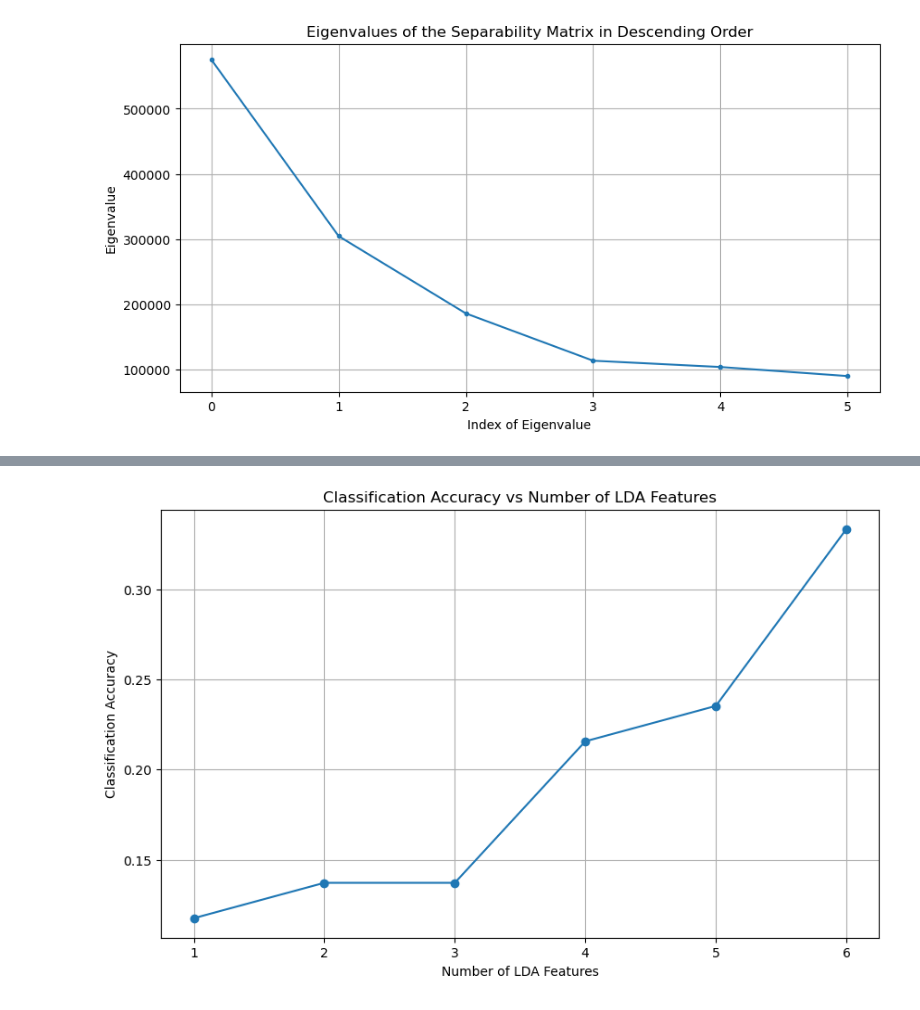
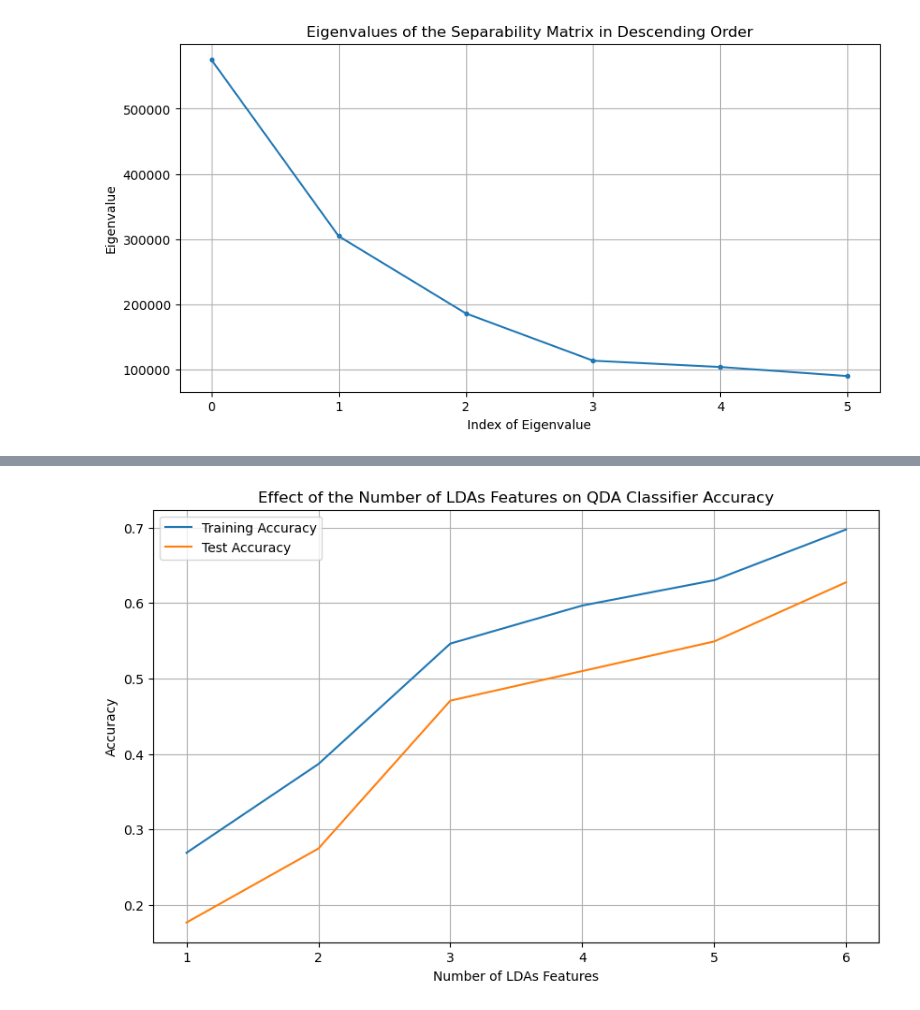
Before and after one commit to itsatefe/Pattern-Recognition, a Jupyter notebook: HW4/LDA.ipynb, the cells around one changed output, grey strips where cells are left out. Drawn from its saved outputs; the diff is of its cells as text; code cells hidden in the pictures.

```diff
--- a/HW4/LDA.ipynb
+++ b/HW4/LDA.ipynb
@@ -204,9 +212,9 @@ plt.show()
 # %%
 X_train, X_test, y_train, y_test = train_test_split(transformed_images, y, test_size=0.3, random_state=42)
 # %%
-qda_model = QuadraticDiscriminantAnalysis()
+qda_model = QuadraticDiscriminantAnalysis(0.4)
 qda_model.fit(X_train, y_train)
 y_pred = qda_model.predict_likelihood(X_test)
 accuracy_value = accuracy_score(y_test, y_pred)
-print(f"Accuracy: {accuracy_value:.2f}")
+print(f"QDA Accuracy: {accuracy_value:.2f}")
 # %% [output]
@@ -222,27 +234,35 @@ Accuracy: 0.41
 # %%
-max_num_features = min(len(np.unique(y)), X_standardized.shape[1])
-num_features = range(1, max_num_features )
-
+max_num_features = min(len(np.unique(y)) - 1, X_standardized.shape[1])
+num_features = range(1, max_num_features + 1)
+train_accuracies = []
+test_accuracies = []
 feature_numbers = []
-accuracies = []
 
 for num in num_features:
-    W = eigenvectors[:, :num]
-    X_lda = X_standardized.dot(W)
-    X_train, X_test, y_train, y_test = train_test_split(X_lda, labels, test_size=0.3, random_state=42)
-    qda = QuadraticDiscriminantAnalysis()
-    qda.fit(X_train, y_train)
-    y_pred = qda.predict_likelihood(X_test)
-    accuracy_value = accuracy_score(y_test,y_pred)
-    feature_numbers.append(num)
-    accuracies.append(accuracy_value)
+
+    X_train, X_test, y_train, y_test = train_test_split(transformed_images[:,:num], y, test_size=0.3, random_state=42)
+    classifier = QuadraticDiscriminantAnalysis(0.4)
+    classifier.fit(X_train, y_train)
+
+    # Training accuracy
+    y_train_pred = classifier.predict_likelihood(X_train)
+    train_accuracy = accuracy_score(y_train, y_train_pred)
+    train_accuracies.append(train_accuracy)
+
+    # Test accuracy
+    y_test_pred = classifier.predict_likelihood(X_test)
+    test_accuracy = accuracy_score(y_test, y_test_pred)
+    test_accuracies.append(test_accuracy)
+
+# Plotting
+plt.figure(figsize=(10, 6))
+plt.plot(num_features, train_accuracies, label='Training Accuracy')
+plt.plot(num_features, test_accuracies, label='Test Accuracy')
+plt.xlabel('Number of LDAs Features')
+plt.ylabel('Accuracy')
+plt.title('Effect of the Number of LDAs Features on QDA Classifier Accuracy')
+plt.legend()
+plt.grid(True)
+plt.show()
+# %% [output]
+[figure, added]
-# %%
-plt.figure(figsize=(10, 6))
-plt.plot(feature_numbers, accuracies, marker='o')
-plt.title('Classification Accuracy vs Number of LDA Features')
-plt.xlabel('Number of LDA Features')
-plt.ylabel('Classification Accuracy')
-plt.grid(True)
-plt.show()
-# %% [output]
-[figure, removed]
```
Also changed, not shown: parts of 7 cells of this notebook, 1 other file.
